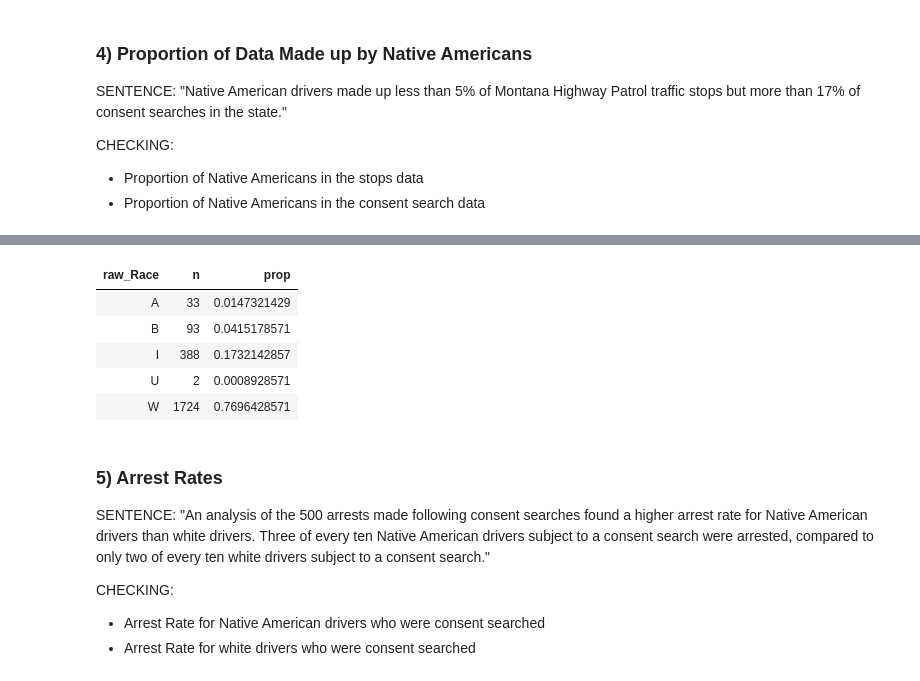
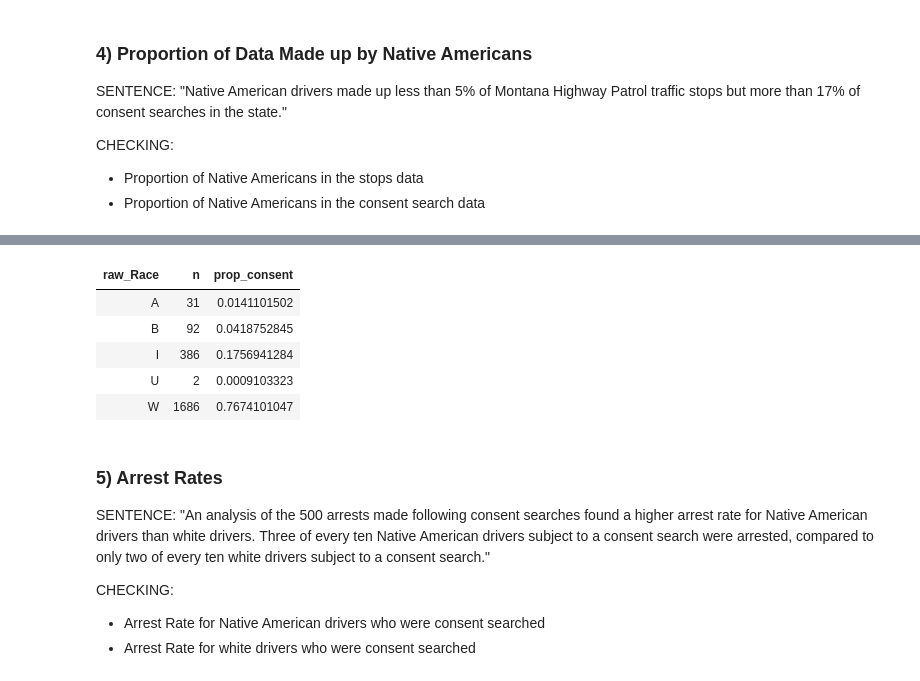
Before and after one commit to mattkiefer/biglocalpolicing, a Jupyter notebook: bulletproofing.ipynb, the cells around one changed output, grey strips where cells are left out. Saved outputs shown, nothing was run; the diff lists cells and outputs as text; code cells hidden in the pictures.

Commit message:
added consent search rates statewide and around Flathead

```diff
--- a/bulletproofing.ipynb
+++ b/bulletproofing.ipynb
@@ -313,0 +302,6 @@ data %>%
+# %%
+#Proportion of each race in the stops data
+data <- filter(data, year(date) > 2009)
+data %>%
+  count(raw_Race) %>%
+  mutate(prop_stops = n / sum(n))
@@ -314,15 +316,17 @@ data %>%
 # %%
+#Proportion of each race after filtering to just consent searches
+
 consent_searches_data <- data %>% filter(search_basis == 'consent')
 consent_searches_data %>%
   count(raw_Race) %>%
-  mutate(prop = n / sum(n))
+  mutate(prop_consent = n / sum(n))
 # %% [output]
-| raw_Race | n | prop |
-| A | 33 | 0.0147321429 |
-| B | 93 | 0.0415178571 |
-| I | 388 | 0.1732142857 |
-| U | 2 | 0.0008928571 |
-| W | 1724 | 0.7696428571 |
+| raw_Race | n | prop_consent |
+| A | 31 | 0.0141101502 |
+| B | 92 | 0.0418752845 |
+| I | 386 | 0.1756941284 |
+| U | 2 | 0.0009103323 |
+| W | 1686 | 0.7674101047 |
 # %% [markdown]
 ### 5) Arrest Rates
 
```
Also changed, not shown: parts of 5 cells of this notebook.
